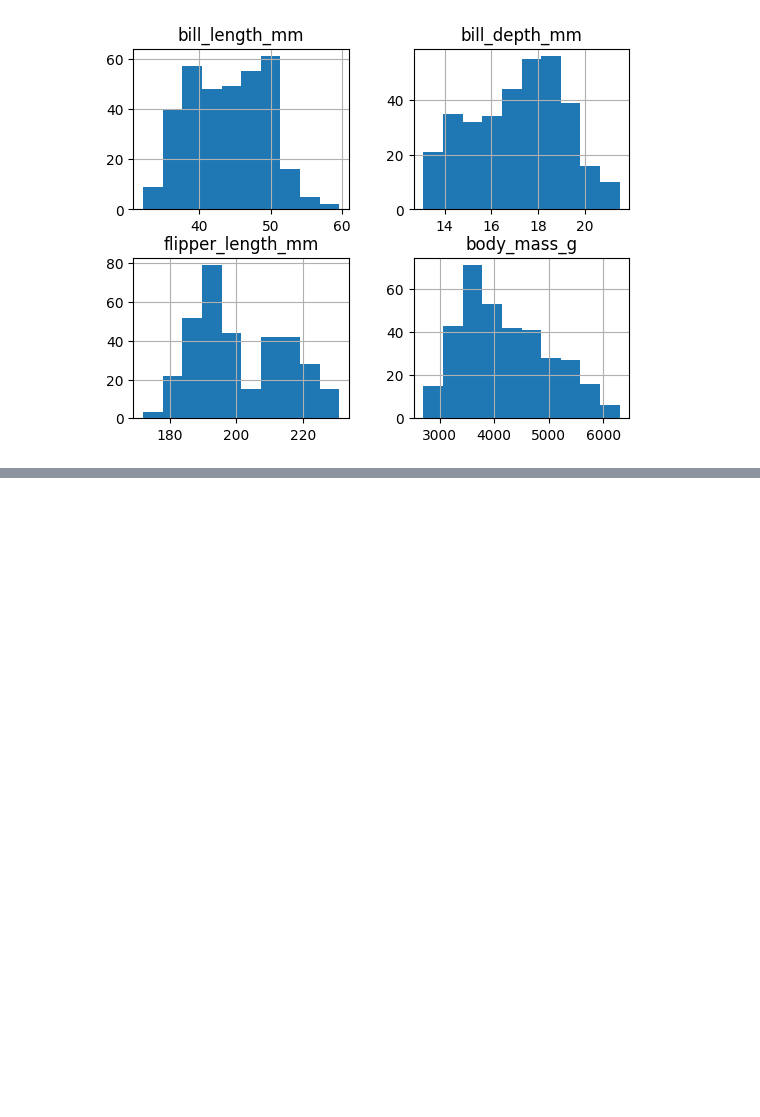
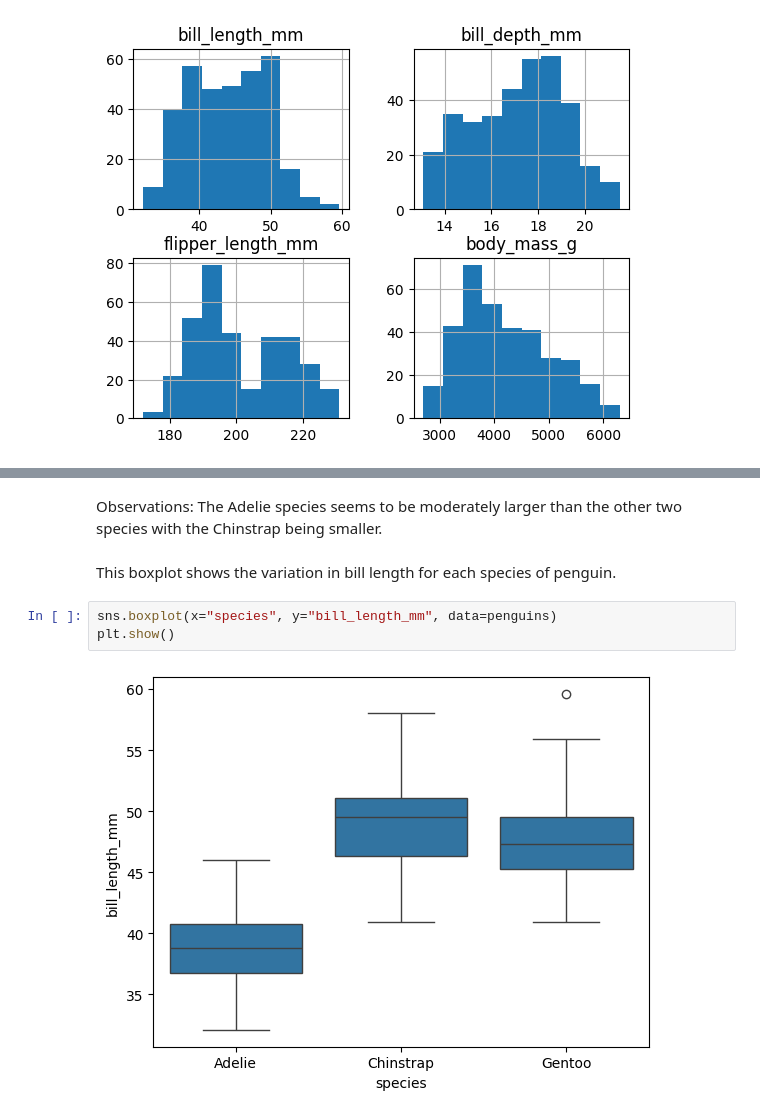
Before and after one commit to LFoster03/foster-06-eda, a Jupyter notebook: foster6_eda.ipynb, the cells around one changed output, grey strips where cells are left out. Drawn from its saved outputs; the diff is of its cells as text; blank space fills up the shorter version.

```diff
--- a/foster6_eda.ipynb
+++ b/foster6_eda.ipynb
@@ -81,0 +114,9 @@ plt.show()
+# %% [markdown]
+Observations: The Adelie species seems to be moderately larger than the other two species with the Chinstrap being smaller.
+# %% [markdown]
+This boxplot shows the variation in bill length for each species of penguin.
+# %%
+sns.boxplot(x="species", y="bill_length_mm", data=penguins)
+plt.show()
+# %% [output]
+[figure, added]
```
Also changed, not shown: parts of 25 cells of this notebook.
